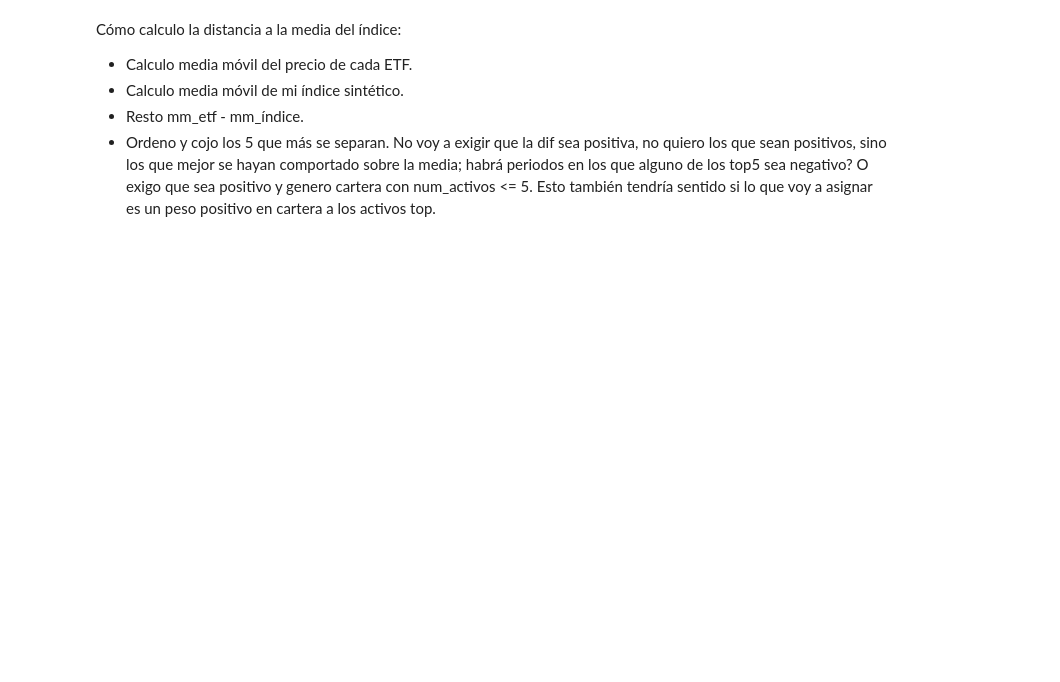
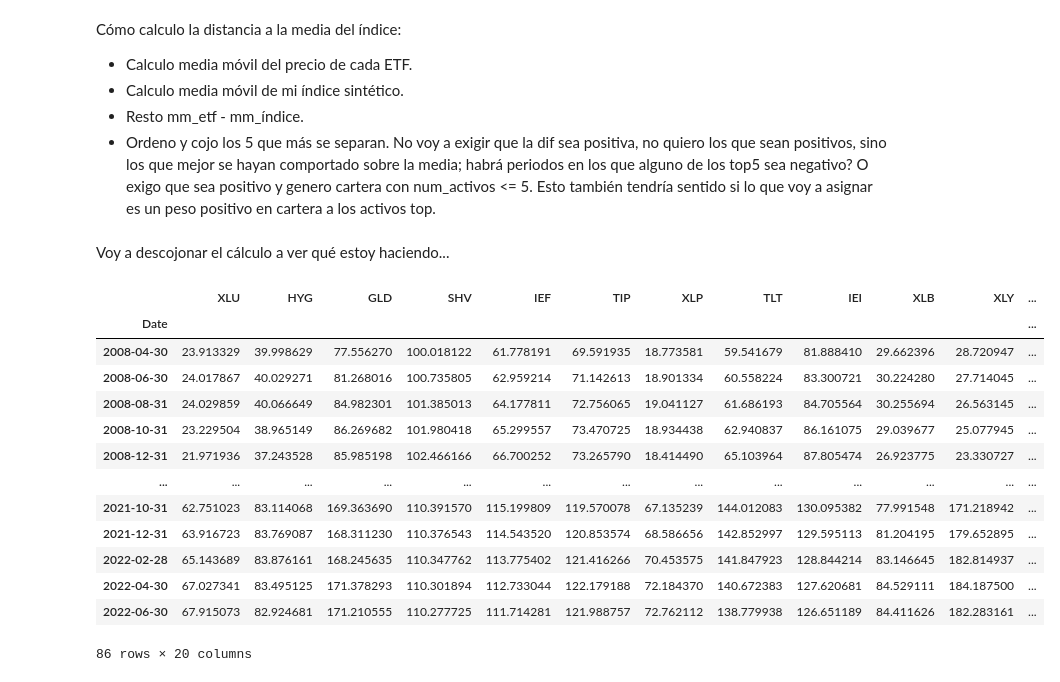
Before and after one commit to NicoGuillen/Backtest, a Jupyter notebook: Quant_Features.ipynb, the cells around one changed output. Drawn from its saved outputs; the diff is of its cells as text; code cells hidden in the pictures; blank space fills up the shorter version.

```diff
--- a/Quant_Features.ipynb
+++ b/Quant_Features.ipynb
@@ -989,0 +1004,21 @@ def seleccion_top_X(data, periodo, X):
+# %% [markdown]
+Voy a descojonar el cálculo a ver qué estoy haciendo...
+# %%
+# Calculo un df con la media móvil de los precios de cierre
+sma_data = closeyf.rolling(252).mean().resample('2M').last().dropna(axis=0)
+sma_data
+# %% [output]
+|  | XLU | HYG | GLD | SHV | IEF | TIP | XLP | TLT | IEI | XLB | XLY | ... |
+| Date |  |  |  |  |  |  |  |  |  |  |  | ... |
+| 2008-04-30 | 23.913329 | 39.998629 | 77.556270 | 100.018122 | 61.778191 | 69.591935 | 18.773581 | 59.541679 | 81.888410 | 29.662396 | 28.720947 | ... |
+| 2008-06-30 | 24.017867 | 40.029271 | 81.268016 | 100.735805 | 62.959214 | 71.142613 | 18.901334 | 60.558224 | 83.300721 | 30.224280 | 27.714045 | ... |
+| 2008-08-31 | 24.029859 | 40.066649 | 84.982301 | 101.385013 | 64.177811 | 72.756065 | 19.041127 | 61.686193 | 84.705564 | 30.255694 | 26.563145 | ... |
+| 2008-10-31 | 23.229504 | 38.965149 | 86.269682 | 101.980418 | 65.299557 | 73.470725 | 18.934438 | 62.940837 | 86.161075 | 29.039677 | 25.077945 | ... |
+| 2008-12-31 | 21.971936 | 37.243528 | 85.985198 | 102.466166 | 66.700252 | 73.265790 | 18.414490 | 65.103964 | 87.805474 | 26.923775 | 23.330727 | ... |
+| ... | ... | ... | ... | ... | ... | ... | ... | ... | ... | ... | ... | ... |
+| 2021-10-31 | 62.751023 | 83.114068 | 169.363690 | 110.391570 | 115.199809 | 119.570078 | 67.135239 | 144.012083 | 130.095382 | 77.991548 | 171.218942 | ... |
+| 2021-12-31 | 63.916723 | 83.769087 | 168.311230 | 110.376543 | 114.543520 | 120.853574 | 68.586656 | 142.852997 | 129.595113 | 81.204195 | 179.652895 | ... |
+| 2022-02-28 | 65.143689 | 83.876161 | 168.245635 | 110.347762 | 113.775402 | 121.416266 | 70.453575 | 141.847923 | 128.844214 | 83.146645 | 182.814937 | ... |
+| 2022-04-30 | 67.027341 | 83.495125 | 171.378293 | 110.301894 | 112.733044 | 122.179188 | 72.184370 | 140.672383 | 127.620681 | 84.529111 | 184.187500 | ... |
+| 2022-06-30 | 67.915073 | 82.924681 | 171.210555 | 110.277725 | 111.714281 | 121.988757 | 72.762112 | 138.779938 | 126.651189 | 84.411626 | 182.283161 | ... |
+86 rows × 20 columns
```
Also changed, not shown: parts of 13 cells of this notebook.
